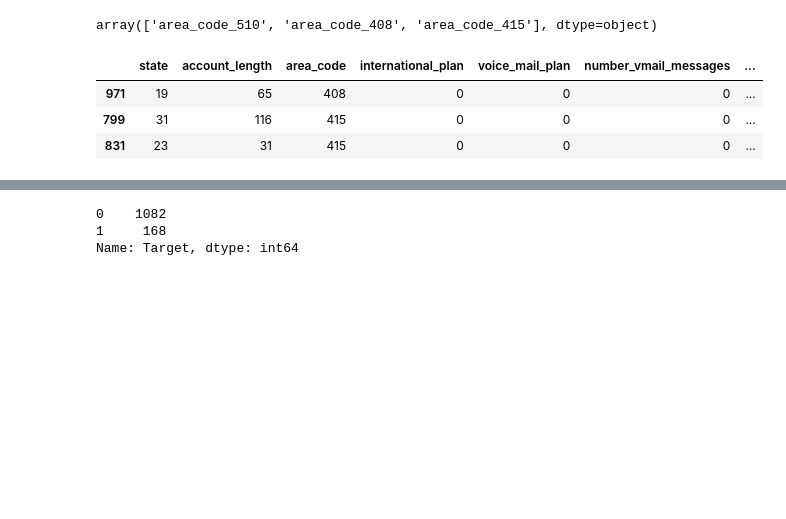
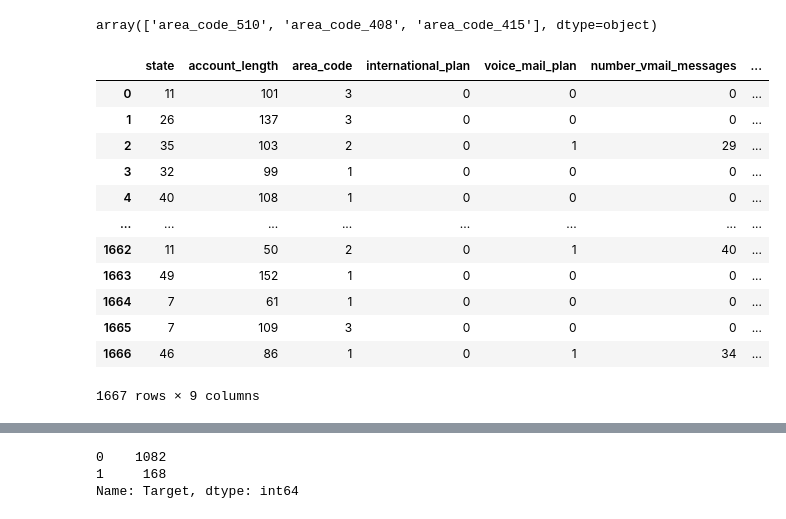
Before and after one commit to GabrielAraujoCarlos/Prevendo-Satisfacao-Cliente-Santander, a Jupyter notebook: PrevendoSatisfacao.ipynb, the cells around one changed output, grey strips where cells are left out. Saved outputs shown, nothing was run; the diff lists cells and outputs as text; code cells hidden in the pictures; blank space fills up the shorter version.

```diff
--- a/PrevendoSatisfacao.ipynb
+++ b/PrevendoSatisfacao.ipynb
@@ -251,20 +252,29 @@ array(['area_code_510', 'area_code_408', 'area_code_415'], dtype=object)
 # %%
 def ajusta_area(x):
     if x != 'area_code_510':
         if x != 'area_code_408':
-            return 415
+            return 1
         else:
-            return 408
-    return 510
+            return 2
+    return 3
 dados_featureSelection['area_code'] = dados_featureSelection['area_code'].map(ajusta_area)
 labelencoder = LabelEncoder()
 dados_featureSelection['state'] = labelencoder.fit_transform(dados_featureSelection['state'])
 dados_featureSelection
 # %% [output]
 |  | state | account_length | area_code | international_plan | voice_mail_plan | number_vmail_messages | ... |
-| 971 | 19 | 65 | 408 | 0 | 0 | 0 | ... |
-| 799 | 31 | 116 | 415 | 0 | 0 | 0 | ... |
-| 831 | 23 | 31 | 415 | 0 | 0 | 0 | ... |
+| 0 | 11 | 101 | 3 | 0 | 0 | 0 | ... |
+| 1 | 26 | 137 | 3 | 0 | 0 | 0 | ... |
+| 2 | 35 | 103 | 2 | 0 | 1 | 29 | ... |
+| 3 | 32 | 99 | 1 | 0 | 0 | 0 | ... |
+| 4 | 40 | 108 | 1 | 0 | 0 | 0 | ... |
+| ... | ... | ... | ... | ... | ... | ... | ... |
+| 1662 | 11 | 50 | 2 | 0 | 1 | 40 | ... |
+| 1663 | 49 | 152 | 1 | 0 | 0 | 0 | ... |
+| 1664 | 7 | 61 | 1 | 0 | 0 | 0 | ... |
+| 1665 | 7 | 109 | 3 | 0 | 0 | 0 | ... |
+| 1666 | 46 | 86 | 1 | 0 | 1 | 34 | ... |
+1667 rows × 9 columns
 # %%
 dados_featureSelection.corr()
 # %% [output]
```
Also changed, not shown: parts of 61 cells of this notebook, 1 other file.
